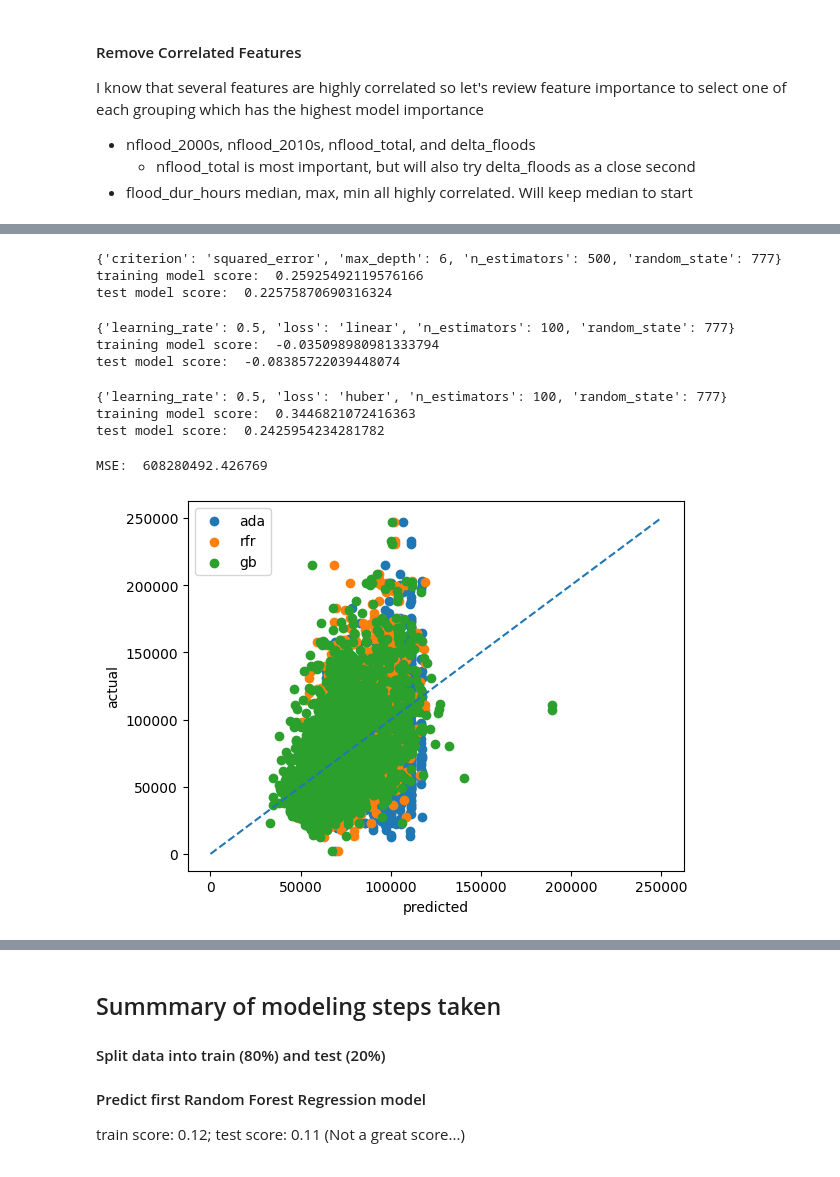
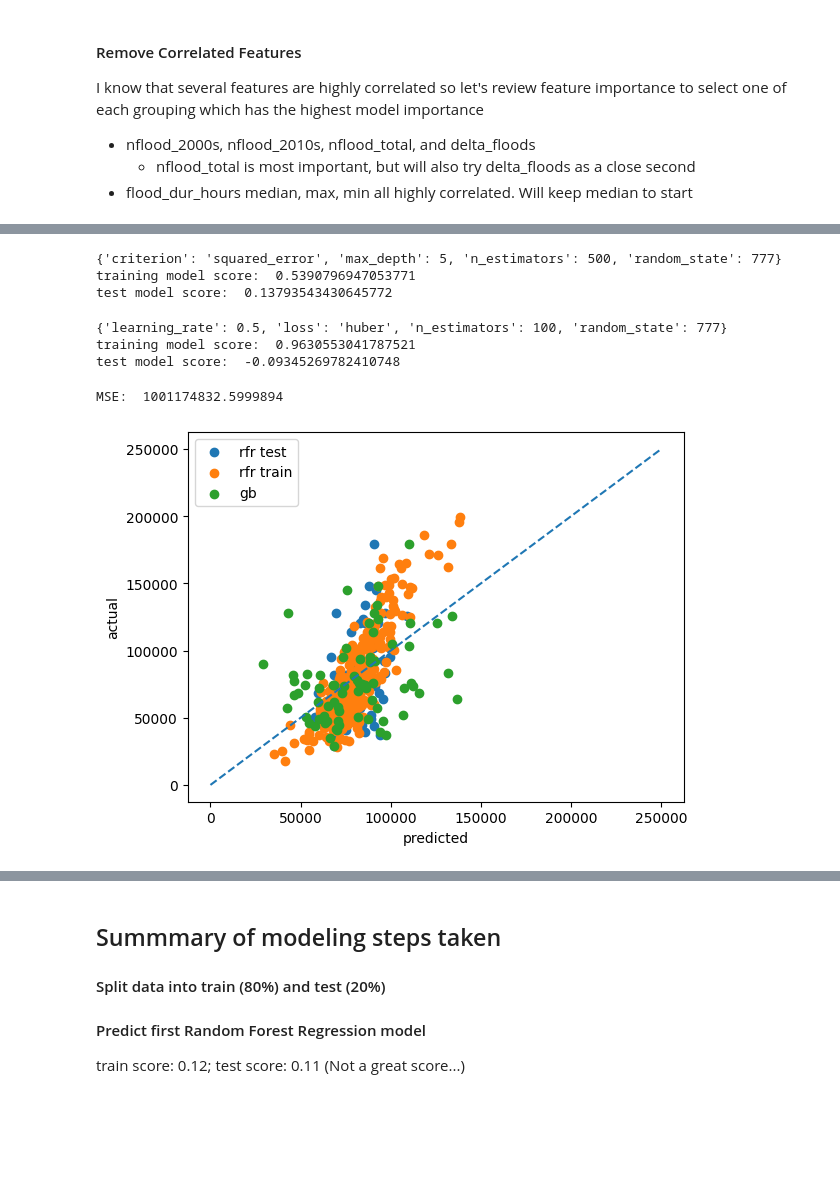
Before and after one commit to kpretz/Social-Economics-of-Flood-Ocurrence, a Jupyter notebook: 03_FeatureEngineering_Modeling_RFR.ipynb, the cells around one changed output, grey strips where cells are left out. Saved outputs shown, nothing was run; the diff lists cells and outputs as text; code cells hidden in the pictures; blank space fills up the shorter version.

```diff
--- a/03_FeatureEngineering_Modeling_RFR.ipynb
+++ b/03_FeatureEngineering_Modeling_RFR.ipynb
@@ -47,7 +51,7 @@ dtype: int64
 data.index = data['zcta']
 
 # drop columns not used in model
-data_medianinc = data.drop(['zcta', 'household_public_assistance1'], axis=1)
+data_medianinc = data.drop(['zcta', 'household_public_assistance1', 'gini'], axis=1)
 
 data_medianinc
 # %% [output]
@@ -252,17 +269,0 @@ test model score:  0.19895289008986317
-# %%
-## power transform
-transformer = PowerTransformer()
-
-X_train_trans = pd.DataFrame(transformer.fit_transform(X_train_fewer), columns=X_train_fewer.columns)
-X_test_trans = pd.DataFrame(transformer.transform(X_test_fewer), columns=X_test_fewer.columns)
-
-
-rfr.fit(X_train_trans, y_train)
-print('training model score: ', rfr.score(X_train_trans, y_train))
-print('test model score: ', rfr.score(X_test_trans, y_test))
-
-importances = rfr.feature_importances_
-forest_importances = pd.Series(importances, index=X_train_trans.columns)
-
-fig, ax = plt.subplots()
-forest_importances.plot.bar(ax=ax)
@@ -285,38 +281,18 @@ param_grid = {
 }
 rfr = RandomForestRegressor()
 grid_search = GridSearchCV(estimator=rfr, param_grid=param_grid, cv=3)
-grid_search.fit(X_train_trans, np.ravel(y_train))
+grid_search.fit(X_train, np.ravel(y_train))
 print(grid_search.best_params_)
 
-y_pred_rfr = grid_search.predict(X_test_trans)
+y_pred_rfr = grid_search.predict(X_test)
+y_pred_rfr_train = grid_search.predict(X_train)
 
-print('training model score: ', grid_search.score(X_train_trans, y_train))
-print('test model score: ', grid_search.score(X_test_trans, y_test))
+print('training model score: ', grid_search.score(X_train, y_train))
+print('test model score: ', grid_search.score(X_test, y_test))
 # %% [output]
-{'criterion': 'squared_error', 'max_depth': 6, 'n_estimators': 500, 'random_state': 777}
-training model score:  0.25925492119576166
-test model score:  0.22575870690316324
+{'criterion': 'squared_error', 'max_depth': 5, 'n_estimators': 500, 'random_state': 777}
+training model score:  0.5390796947053771
+test model score:  0.13793543430645772
-# %%
-#Ada Boost
-param_grid = {
-    'random_state': [777],
-    'learning_rate': [0.5, 2, 1],
-    'n_estimators': [100, 200, 300, 500],
-    'loss': ['linear', 'square', 'exponential'] #absolute error is another criterion but performance is significantly reduced so skipped it
-}
-ada = AdaBoostRegressor()
-grid_search = GridSearchCV(estimator=ada, param_grid=param_grid, cv=3)
-grid_search.fit(X_train_trans, np.ravel(y_train))
-print(grid_search.best_params_)
-
-y_pred_ada = grid_search.predict(X_test_trans)
-
-print('training model score: ', grid_search.score(X_train_trans, y_train))
-print('test model score: ', grid_search.score(X_test_trans, y_test))
-# %% [output]
-{'learning_rate': 0.5, 'loss': 'linear', 'n_estimators': 100, 'random_state': 777}
-training model score:  -0.035098980981333794
-test model score:  -0.08385722039448074
 # %%
 ##Gradient Boost
 
@@ -328,29 +304,31 @@ param_grid = {
 }
 gb = GradientBoostingRegressor()
 grid_search = GridSearchCV(estimator=gb, param_grid=param_grid, cv=3)
-grid_search.fit(X_train_trans, np.ravel(y_train))
+grid_search.fit(X_train, np.ravel(y_train))
 print(grid_search.best_params_)
 
-y_pred_gb = grid_search.predict(X_test_trans)
+y_pred_gb = grid_search.predict(X_test)
 
-print('training model score: ', grid_search.score(X_train_trans, y_train))
-print('test model score: ', grid_search.score(X_test_trans, y_test))
+print('training model score: ', grid_search.score(X_train, y_train))
+print('test model score: ', grid_search.score(X_test, y_test))
 # %% [output]
 {'learning_rate': 0.5, 'loss': 'huber', 'n_estimators': 100, 'random_state': 777}
-training model score:  0.3446821072416363
-test model score:  0.2425954234281782
+training model score:  0.9630553041787521
+test model score:  -0.09345269782410748
 # %%
-plt.scatter(y_pred_ada, y_test, label='ada')
-plt.scatter(y_pred_rfr, y_test, label='rfr')
+# plt.scatter(y_pred_ada, y_test, label='ada')
+plt.scatter(y_pred_rfr, y_test, label='rfr test')
+plt.scatter(y_pred_rfr_train, y_train, label='rfr train')
+
 plt.scatter(y_pred_gb, y_test, label='gb')
 plt.plot([0, 250000], [0, 250000], linestyle='--')
 plt.xlabel('predicted')
 plt.ylabel('actual')
 plt.legend()
 
 print('MSE: ', mean_squared_error(y_test, y_pred_gb))
 # %% [output]
-MSE:  608280492.426769
+MSE:  1001174832.5999894
-[figure, old version]
+[figure, new version]
 # %%
 ## see how the model does without flood parameters...
```
Also changed, not shown: parts of 20 cells of this notebook, 4 other files.
